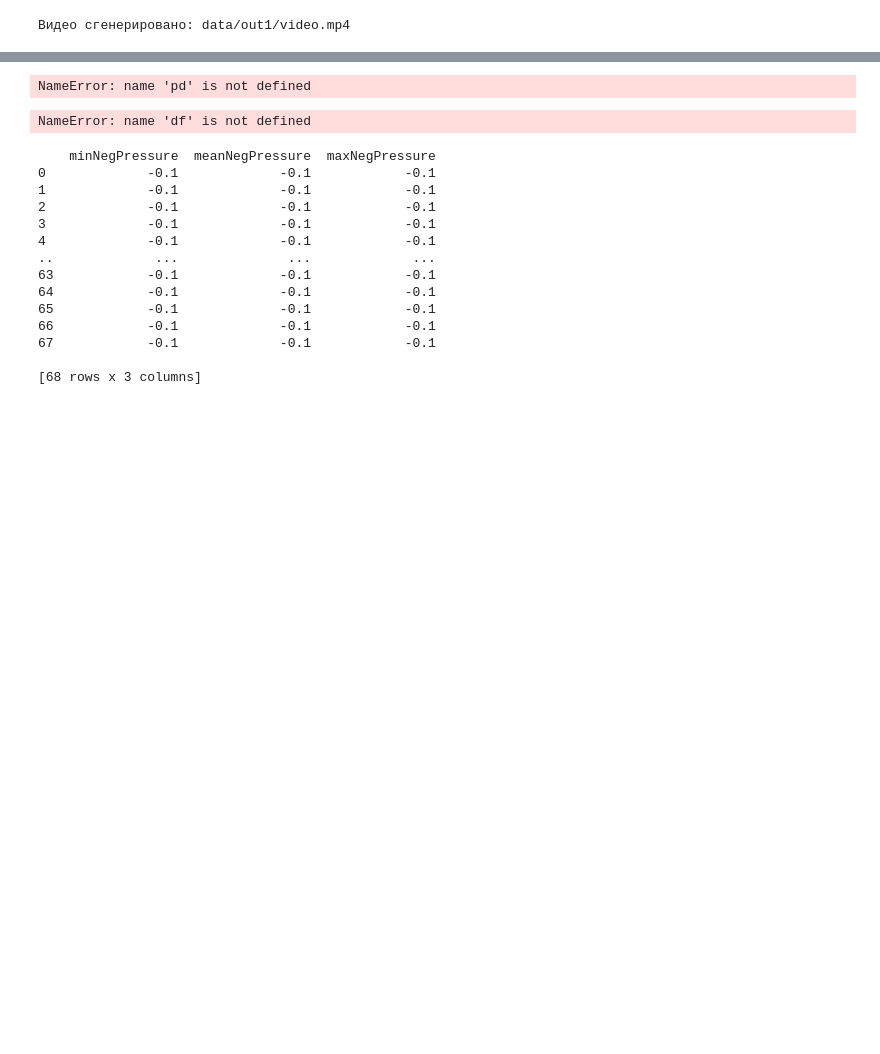
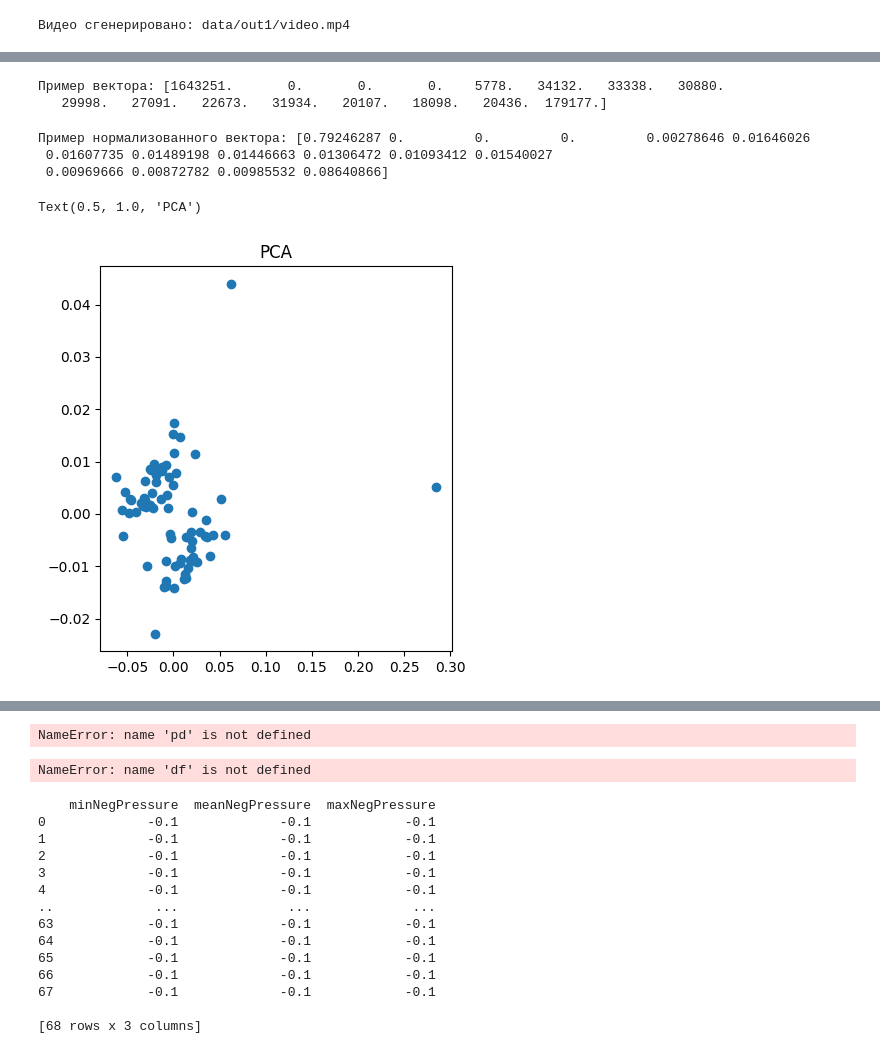
Before and after one commit to Syrenny/chicken_entropy, a Jupyter notebook: test.ipynb, the cells around one changed output, grey strips where cells are left out. Saved outputs shown, nothing was run; the diff lists cells and outputs as text; code cells hidden in the pictures; blank space fills up the shorter version.

```diff
--- a/test.ipynb
+++ b/test.ipynb
@@ -160,14 +169,11 @@ Video("data/video_10_80_motions.mp4", width=800, height=450)
 # %% [output]
 [interactive output not drawn]
 # %%
-def hue_histogram(image_path):
-    # Загрузка изображения
-    image = cv2.imread(image_path)
+def hue_histogram(image, bins=16):
     # Преобразование изображения в HSV
     hsv_image = cv2.cvtColor(image, cv2.COLOR_BGR2HSV)
 
-    # Разбиение диапазона оттенков на 16 интервалов
-    bins = 16
+    # Разбиение диапазона оттенков
     hue_range = np.linspace(0, 179, bins+1)  # H значения в OpenCV варьируются от 0 до 179
 
     # Вычисление гистограммы
@@ -178,7 +184,10 @@ def hue_histogram(image_path):
         upper_bound = np.array([hue_range[i+1], 255, 255])  # Верхний предел интервала (H максимум, S и V значения)
         mask = cv2.inRange(hsv_image, lower_bound, upper_bound)
         histogram[i] = cv2.countNonZero(mask)
+    return histogram
 
+
+def show_histogram(histogram, bins=16):
     # Построение гистограммы
     plt.bar(np.arange(bins), histogram)
     plt.xlabel('Interval')
@@ -195,0 +264,27 @@ hue_histogram('data/screenshot_2.jpg')
+# %%
+print("Пример вектора:", vectors[1])
+# %% [output]
+Пример вектора: [1643251.       0.       0.       0.    5778.   34132.   33338.   30880.
+   29998.   27091.   22673.   31934.   20107.   18098.   20436.  179177.]
+# %%
+resolution = 1920*1080
+norm_vectors = np.array(vectors / resolution)
+# %%
+print("Пример нормализованного вектора:", norm_vectors[1])
+# %% [output]
+Пример нормализованного вектора: [0.79246287 0.         0.         0.         0.00278646 0.01646026
+ 0.01607735 0.01489198 0.01446663 0.01306472 0.01093412 0.01540027
+ 0.00969666 0.00872782 0.00985532 0.08640866]
+# %%
+# PCA для снижения размерности до 2
+pca = PCA(n_components=2)
+pca_result = pca.fit_transform(norm_vectors)
+# %%
+# Визуализация результата PCA
+plt.figure(figsize=(10, 5))
+plt.subplot(1, 2, 1)
+plt.scatter(pca_result[:, 0], pca_result[:, 1])
+plt.title('PCA')
+# %% [output]
+Text(0.5, 1.0, 'PCA')
+[figure, added]
```
Also changed, not shown: parts of 15 cells of this notebook.
